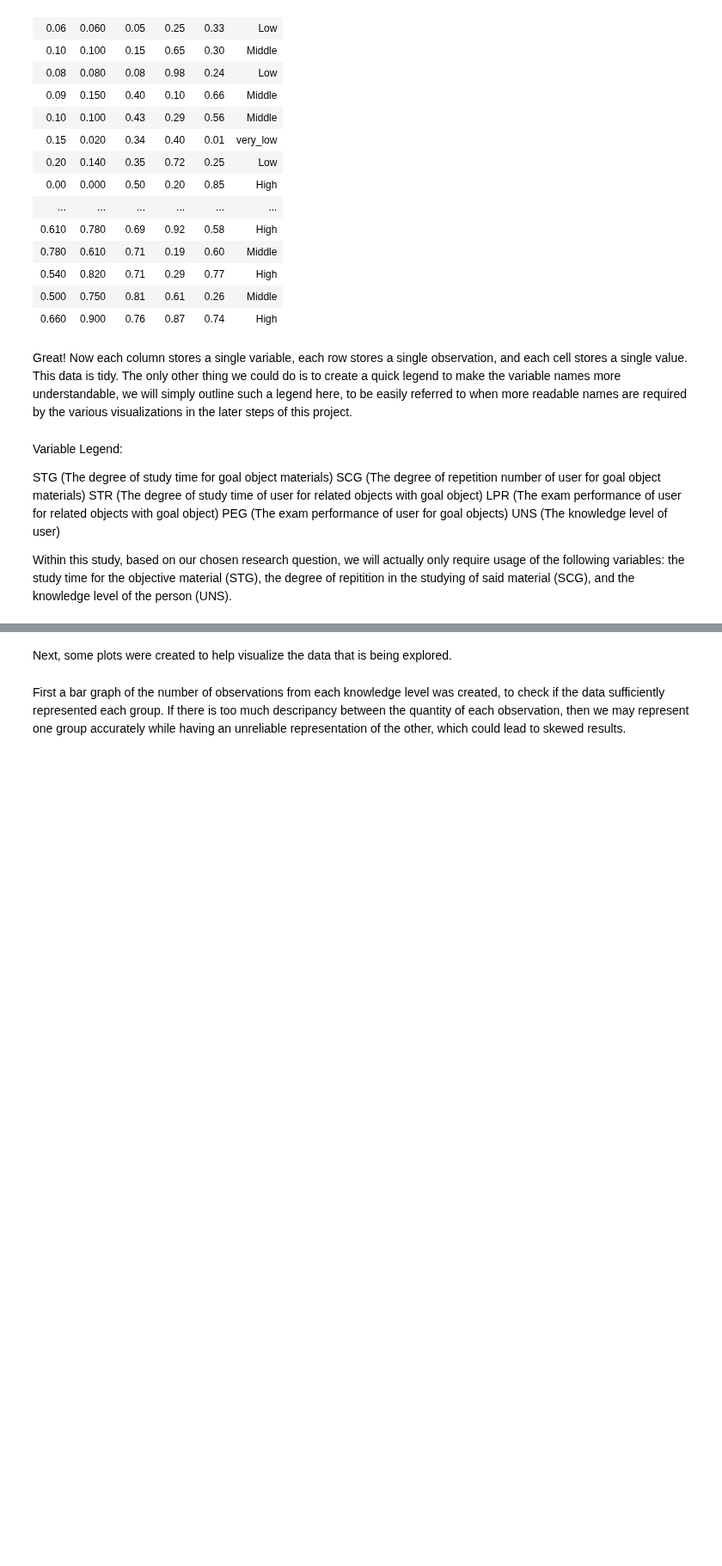
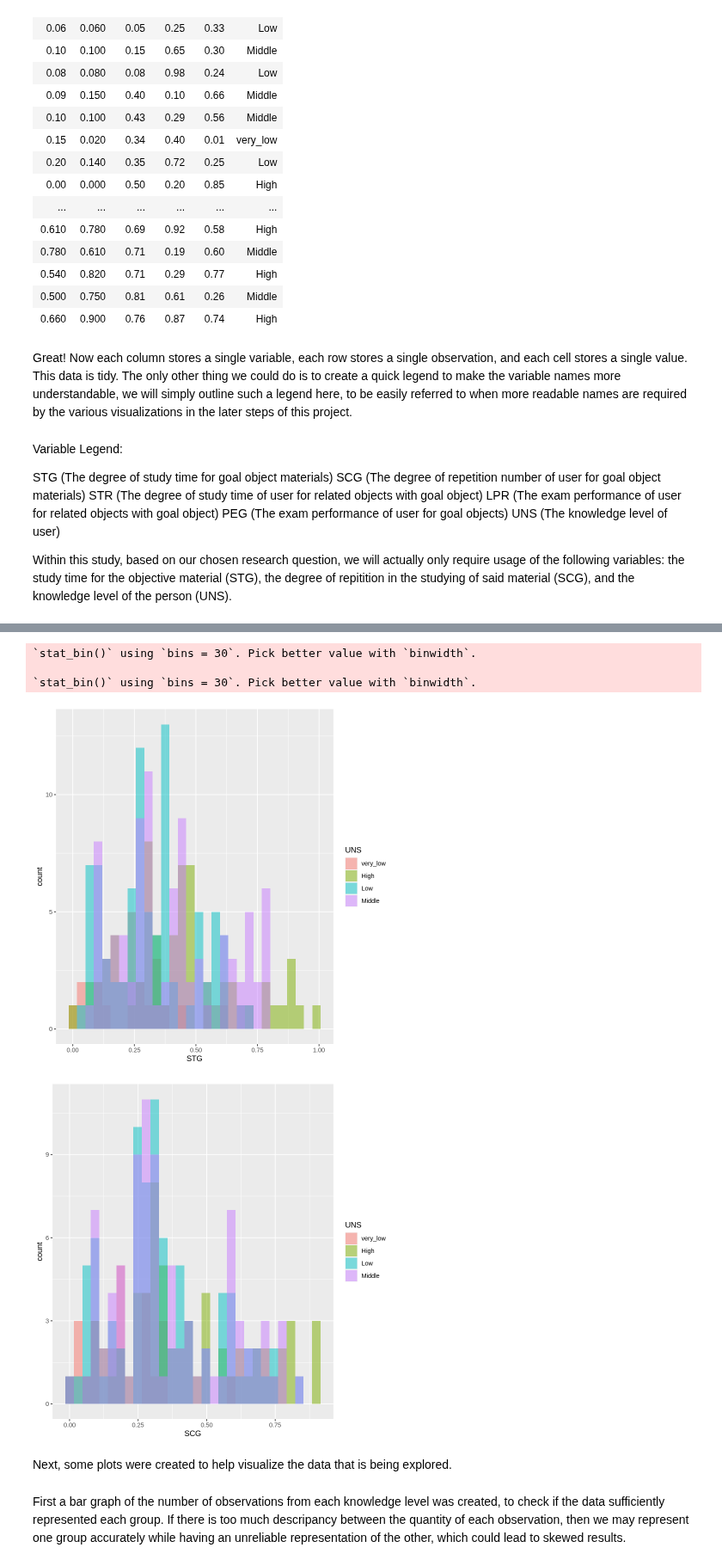
Before and after one commit to sanyad02/group-project-38, a Jupyter notebook: project.ipynb, the cells around one changed output, grey strips where cells are left out. Shown at 86% size. Saved outputs shown, nothing was run; the diff lists cells and outputs as text; code cells hidden in the pictures; blank space fills up the shorter version.

Commit message:
Histogram graphs for STG and SCG

```diff
--- a/project.ipynb
+++ b/project.ipynb
@@ -75,3 +89,20 @@ know_count <- nrow(knowledge)
+# %%
+
+STG_hist <- ggplot(knowledge, aes(x = STG, fill = UNS)) +
+  geom_histogram(alpha = 0.5, position = "identity")
+
+STG_hist
+
+SCG_hist <- ggplot(knowledge, aes(x = SCG, fill = UNS)) +
+  geom_histogram(alpha = 0.5, position = "identity")
+
+SCG_hist
+# %% [output]
+`stat_bin()` using `bins = 30`. Pick better value with `binwidth`.
+
+`stat_bin()` using `bins = 30`. Pick better value with `binwidth`.
+[figure, added]
+[figure, added]
 # %% [markdown]
 Next, some plots were created to help visualize the data that is being explored.
 # %% [markdown]
```
Also changed, not shown: parts of 3 cells of this notebook.
